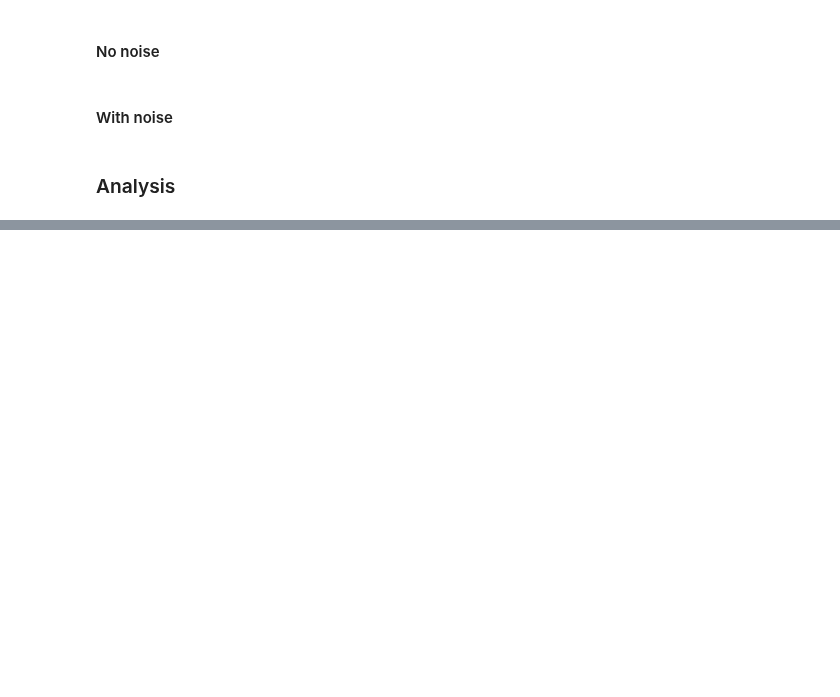
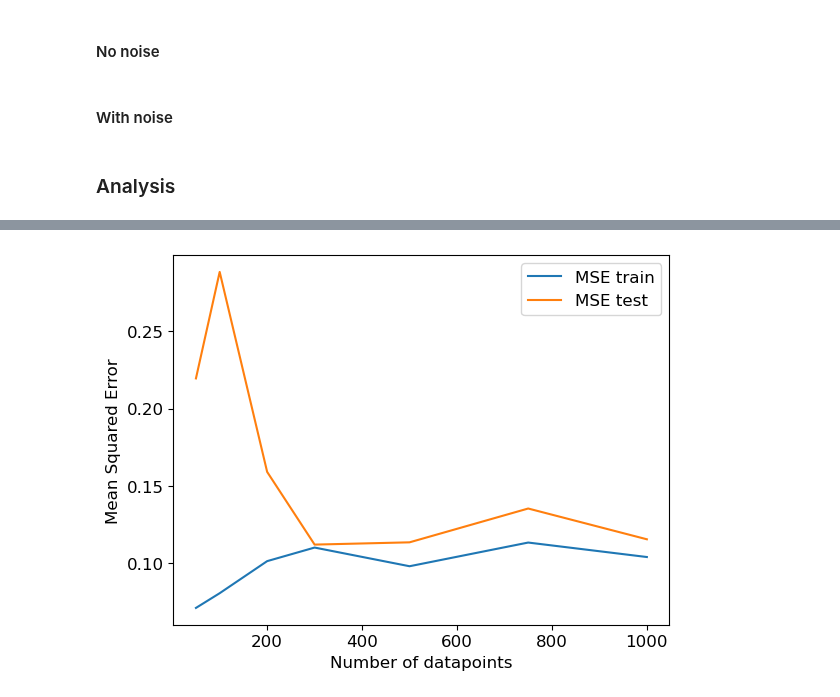
Before and after one commit to johtj/data_analysis_ml_projects, a Jupyter notebook: assignment1/code/assignment1_e.ipynb, the cells around one changed output, grey strips where cells are left out. Saved outputs shown, nothing was run; the diff lists cells and outputs as text; code cells hidden in the pictures; blank space fills up the shorter version.

```diff
--- a/assignment1/code/assignment1_e.ipynb
+++ b/assignment1/code/assignment1_e.ipynb
@@ -82,0 +148,80 @@ y_train_scaled_noise, y_test_scaled_noise, y_train_mean_noise, y_train_std_noise
+# %%
+# OLS regression. MSE as function of data points
+datapoints = np.array([50, 100, 200, 300, 500, 750, 1000])
+standard_deviation = 0.1 # for noise
+p = 15 # polynomial degree
+
+np.random.seed(250)  # ensure reproducibility numpy
+random_state_int = 42   # ensure reproducibility train_test_split
+
+mse_train_by_datapints = []
+mse_test_by_datapints = []
+
+r2_train_by_datapints = []
+r2_test_by_datapints = []
+
+for n in datapoints:
+    # generating data with noise
+    x_noise = np.linspace(-1, 1, num=n)
+    y_noise = 1 / (1 + 25 * x_noise**2) + np.random.normal(0, standard_deviation, n)
+
+    # creating design matrix with polynomial features: p
+    X_noise = polynomial_features(x_noise, p,intercept=use_intercept) # intercept=True gives intercept column = 0 in standard scaler if intercept is True, and hence division by 0. Leaving intercept out since Ridge regression handles this
+
+    # test and train dataset, and scaling of X_train and X_test
+    x_train_noise, x_test_noise, y_train_noise, y_test_noise = train_test_split(x_noise, y_noise, test_size=0.2, random_state=random_state_int)
+    X_train_noise, X_test_noise, y_train_noise, y_test_noise = train_test_split(X_noise, y_noise, test_size=0.2, random_state = random_state_int)
+    X_train_scaled_noise, X_test_scaled_noise, X_mean, X_std = scale_features_by_intercept_use(X_train_noise, X_test_noise, use_intercept)
+    # scaling of y_train and y_test
+    y_train_scaled_noise, y_test_scaled_noise, y_train_mean_noise, y_train_std_noise = standard_scaler(y_train_noise, y_test_noise)
+
+    ### OLS
+    # scaled data for features as input
+    polynomial_degree, mse_train, mse_test, r2_train, r2_test, thetas_ols_noise = explore_polynomial_degree(X_train_scaled_noise, X_test_scaled_noise, y_train_scaled_noise, y_test_scaled_noise, p, use_intercept=use_intercept, verbose=verbose_bool)
+    # rescaled coef and intercept as qc, calculated rescaled y_predict
+    rescaled_coef_ols_noise, rescaled_intercept_ols_noise = rescale_theta_intercept(thetas_ols_noise[-1][1:], thetas_ols_noise[-1][0], y_train_std, y_train_mean, X_train_std, X_train_mean, verbose=verbose_bool)
+    y_predicted_scaled_ols_noise = predict_y(X_test_scaled_noise[:, 1:], rescaled_coef_ols_noise)
+    y_predicted_rescaled_ols_noise = rescale_y(y_predicted_scaled_ols_noise, y_train_std, y_train_mean)
+
+
+    poly_degree = 15 - 1
+    mse_train_by_datapints.append(mse_train[poly_degree])
+    mse_test_by_datapints.append(mse_test[poly_degree])
+
+    r2_train_by_datapints.append(r2_train[poly_degree])
+    r2_test_by_datapints.append(r2_test[poly_degree])
+
+
+import matplotlib.pyplot as plt
+#plt.figure(figsize=(12, 6))
+plt.plot(datapoints, mse_train_by_datapints, label='MSE train')
+plt.plot(datapoints, mse_test_by_datapints, label='MSE test')
+#plt.plot(x_axis_data, mse_test, label='MSE test')
+plt.xlabel('Number of datapoints', fontsize=12)
+plt.ylabel('Mean Squared Error', fontsize=12)
+plt.legend(fontsize=12)
+
+# Ensure tick labels also have fontsize=12
+plt.xticks(fontsize=12)
+plt.yticks(fontsize=12)
+
+plt.savefig('OLS MSE vs datapoints.png', bbox_inches='tight')
+plt.show()
+plt.close()
+
+plt.plot(datapoints, r2_train_by_datapints, label='R2 train')
+plt.plot(datapoints, r2_test_by_datapints, label='R2 test')
+#plt.plot(x_axis_data, mse_test, label='MSE test')
+plt.xlabel('Number of datapoints', fontsize=12)
+plt.ylabel('Mean Squared Error', fontsize=12)
+plt.legend(fontsize=12)
+
+# Ensure tick labels also have fontsize=12
+plt.xticks(fontsize=12)
+plt.yticks(fontsize=12)
+
+plt.savefig('OLS MSE vs datapoints.png', bbox_inches='tight')
+plt.show()
+plt.close()
+# %% [output]
+[figure, added]
```
Also changed, not shown: parts of 6 cells of this notebook, 8 other files.
